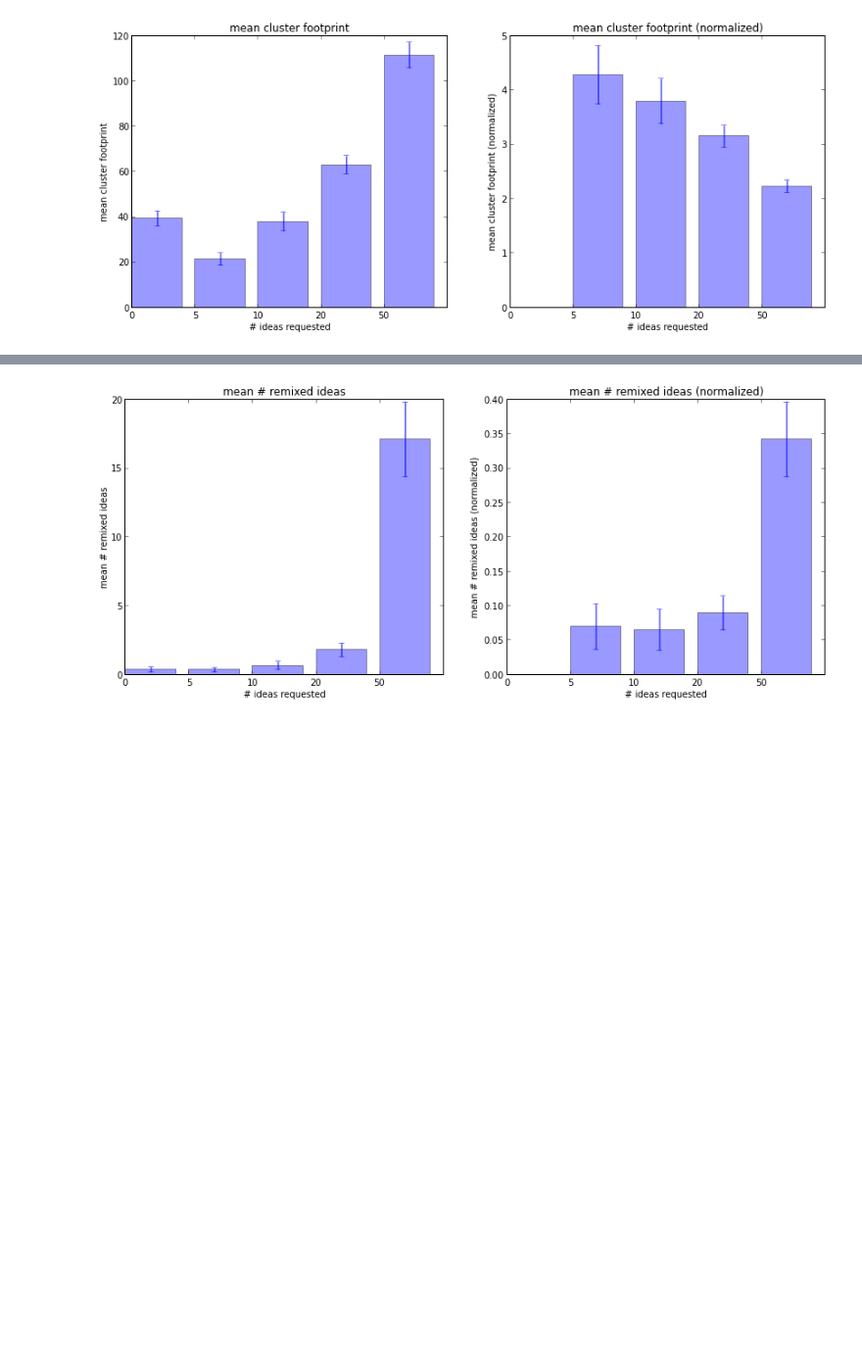
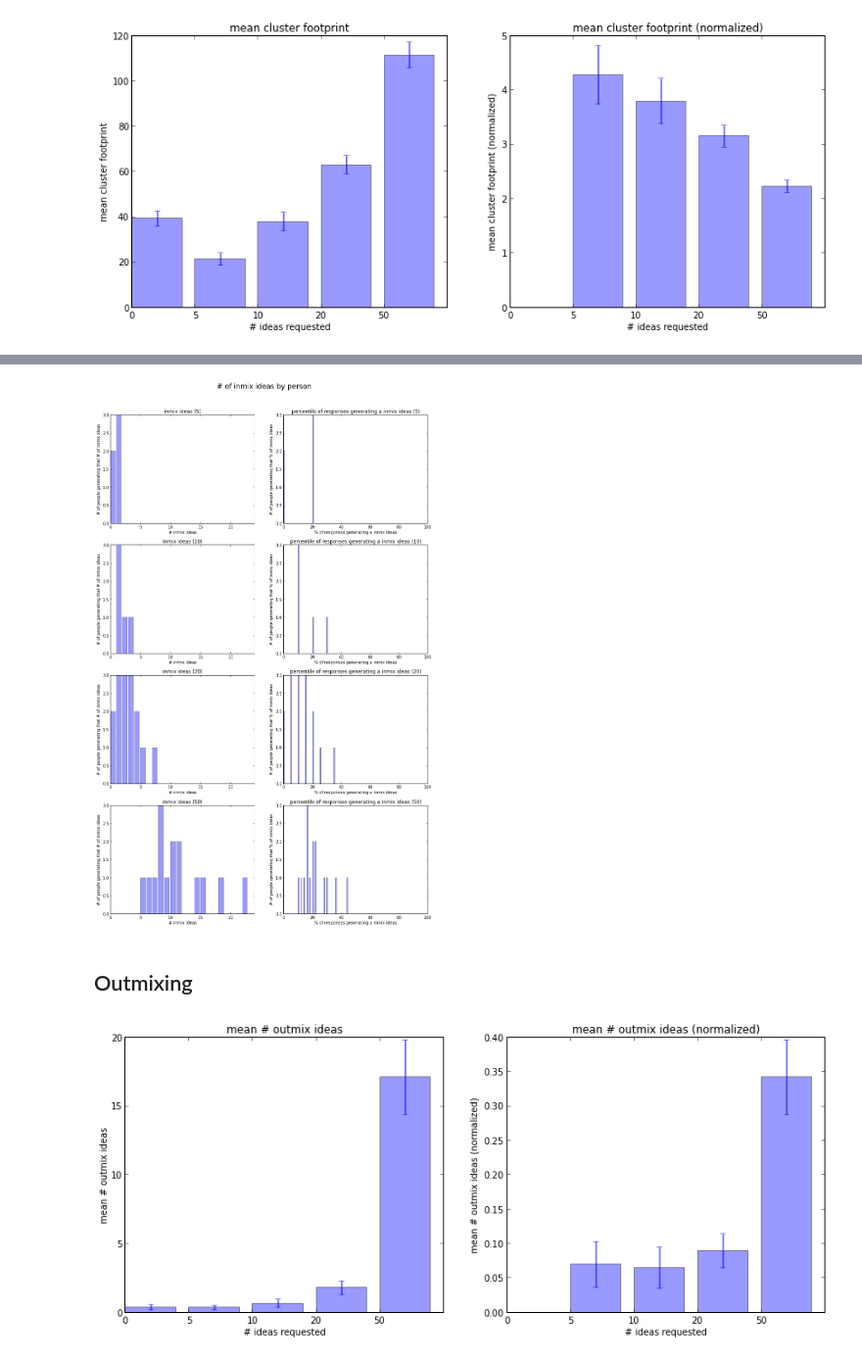
Before and after one commit to filkry/crowbrain, a Jupyter notebook: exps/post_pilot12_13_stats.ipynb, the cells around one changed output, grey strips where cells are left out. Shown at 98% size. Cells and saved outputs as stored; diff of their text form; code cells hidden in the pictures; blank space fills up the shorter version.

```diff
--- a/exps/post_pilot12_13_stats.ipynb
+++ b/exps/post_pilot12_13_stats.ipynb
@@ -544 +595,7 @@ bar_mean_norm_err(cluster_footprints, "mean cluster footprint", "# ideas request
+# %%
+hists(ni, "# of inmix ideas by person", "inmix ideas")
+# %% [output]
+[figure, added]
+# %% [markdown]
+## Outmixing
 # %%
```
Also changed, not shown: parts of 9 cells of this notebook.
